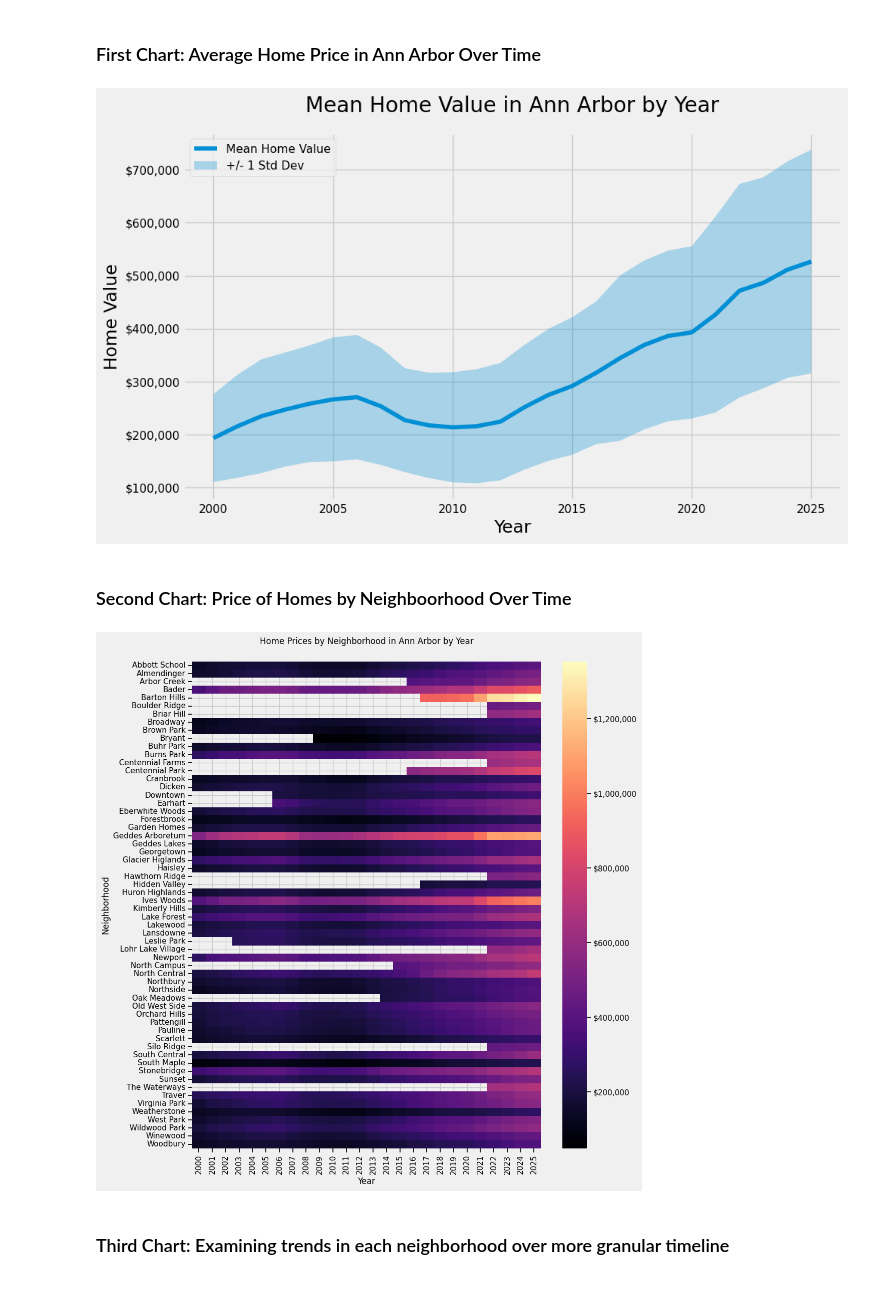
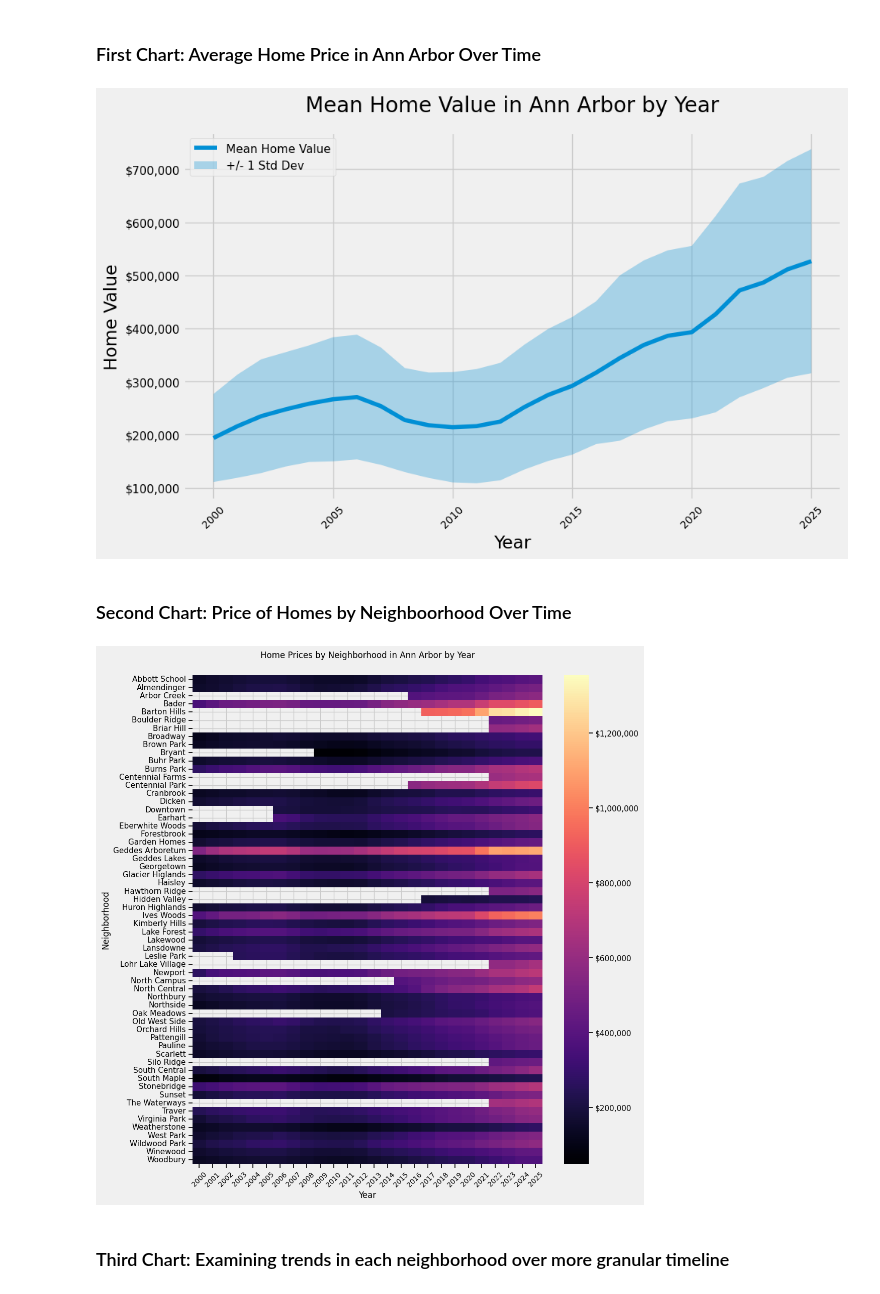
Before and after one commit to grantajason/SIADS-521-Assignment-3, a Jupyter notebook: gajason-siads521-a3.ipynb, the cells around one changed output. Saved outputs shown, nothing was run; the diff lists cells and outputs as text; code cells hidden in the pictures.

Commit message:
update x axis formatting across charts

```diff
--- a/gajason-siads521-a3.ipynb
+++ b/gajason-siads521-a3.ipynb
@@ -48,29 +48,30 @@ melted_df.to_csv(cleaned_file_path, index=False)
 # %%
 def create_chart_one():
 
     # prepare data for chart one
     chart_one_df = melted_df.copy()
     chart_one_df['Year'] = chart_one_df['Date'].dt.year
     yearly_data = chart_one_df.groupby(['Year'])['HomeValue'].agg(['mean', 'std']).reset_index()
 
     plt.style.use('fivethirtyeight')
     plt.figure(figsize=(10, 6))
     plt.plot(yearly_data['Year'], yearly_data['mean'], label='Mean Home Value')
     plt.fill_between(yearly_data['Year'], yearly_data['mean'] - yearly_data['std'], yearly_data['mean'] + yearly_data['std'], alpha=0.3)
 
     # format y axis to be in $
     fmt = mtick.StrMethodFormatter('${x:,.0f}')
     plt.gca().yaxis.set_major_formatter(fmt)
 
     plt.xlabel('Year')
+    plt.xticks(fontsize=10, rotation=45)
     plt.ylabel('Home Value')
     plt.title('Mean Home Value in Ann Arbor by Year', pad=20)
     plt.legend(['Mean Home Value', '+/- 1 Std Dev'])
 
 create_chart_one()
 plt.show()
 # %% [output]
-[figure, old version]
+[figure, new version]
 # %% [markdown]
 ### Second Chart: Price of Homes by Neighboorhood Over Time
 # %%
@@ -96,12 +97,13 @@ def create_chart_two():
     # set titles and axis labels
     plt.title('Home Prices by Neighborhood in Ann Arbor by Year', pad=25)
     plt.xlabel('Year')
+    plt.xticks(fontsize=10, rotation=45)
     plt.ylabel('Neighborhood')
 
 create_chart_two()
 plt.show()
 # %% [output]
-[figure, old version]
+[figure, new version]
 # %% [markdown]
 ### Third Chart: Examining trends in each neighborhood over more granular timeline
 # %%
```
Also changed, not shown: parts of 1 cell of this notebook.
